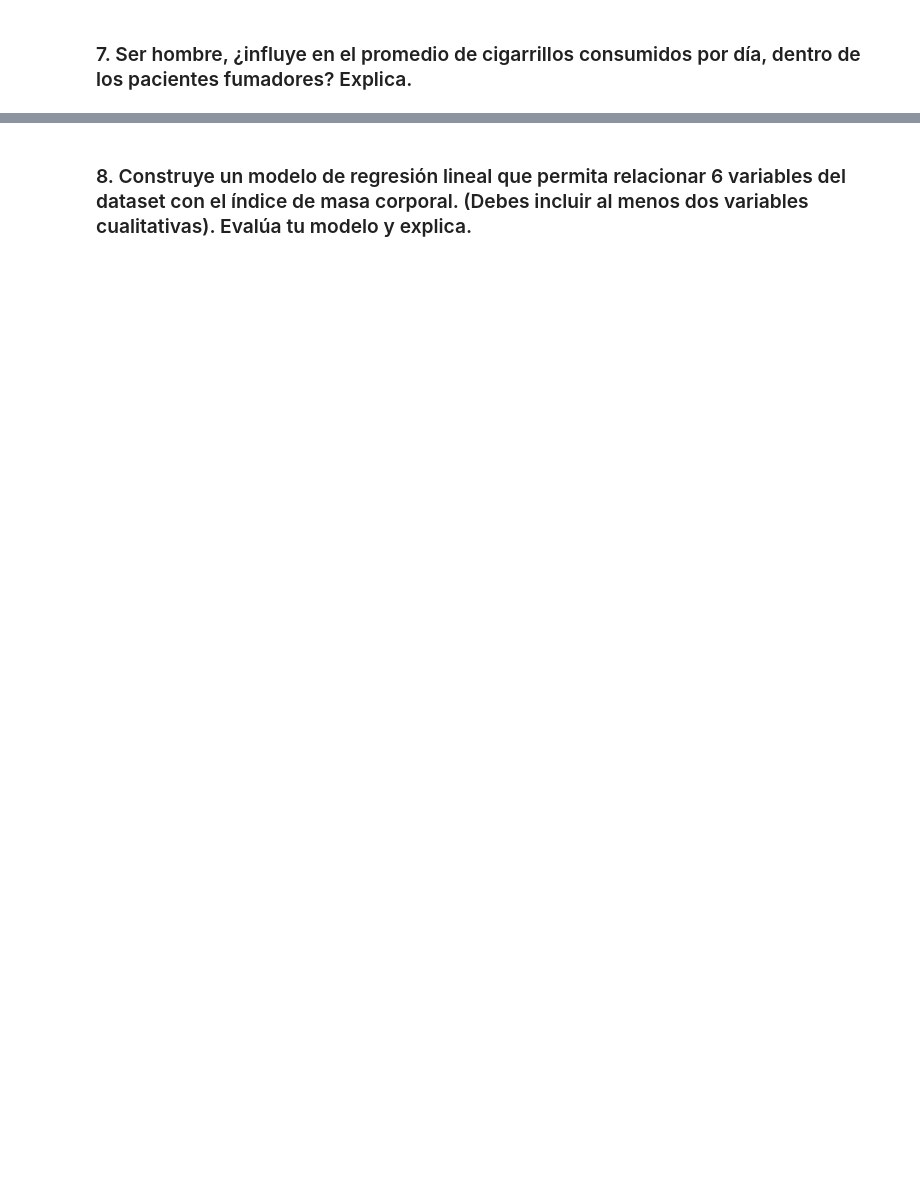
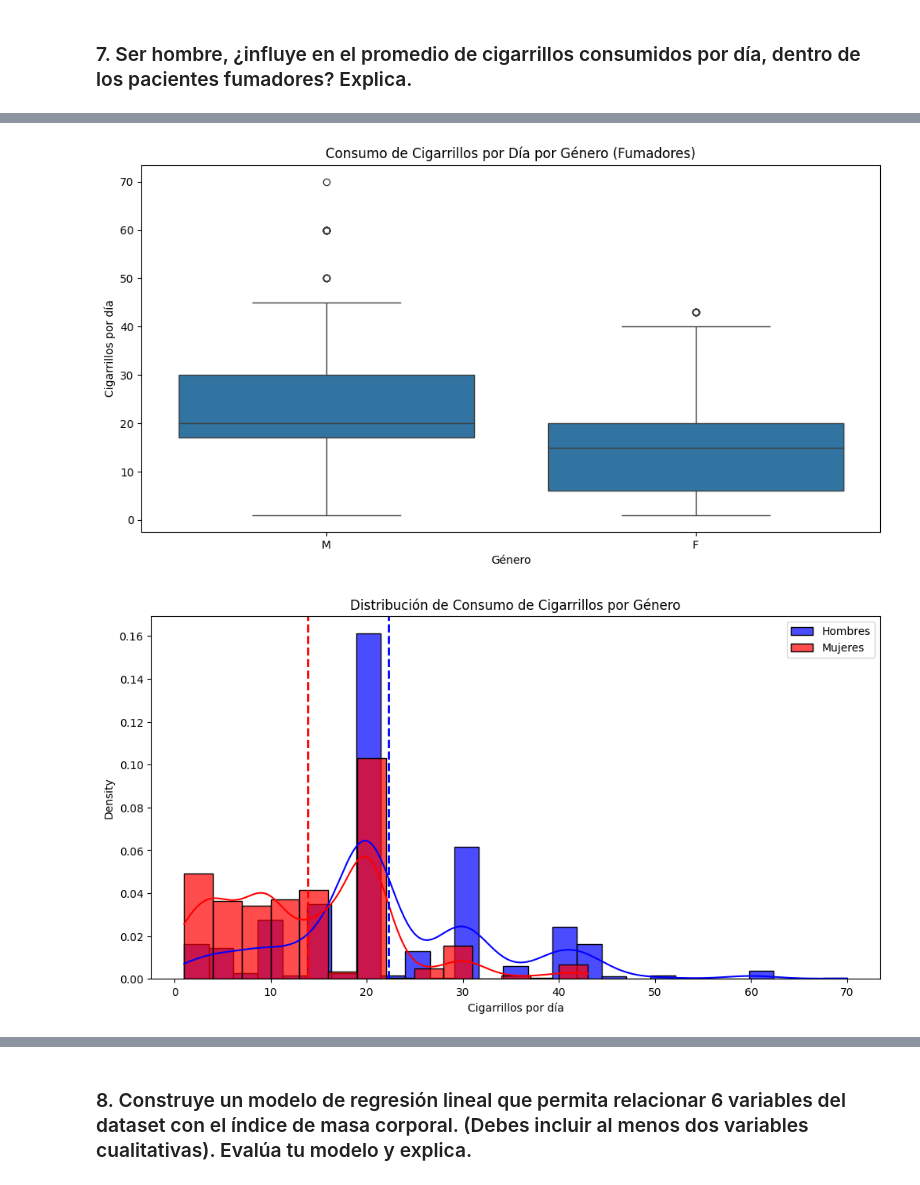
Before and after one commit to drojaslopez/DataScience, a Jupyter notebook: 3 Análisis estadístico con Python (G122)/Desafio/Prueba/Desafio_Preparación_datos_gráficos.ipynb, the cells around one changed output, grey strips where cells are left out. Saved outputs shown, nothing was run; the diff lists cells and outputs as text; code cells hidden in the pictures; blank space fills up the shorter version.

```diff
--- a/3 Análisis estadístico con Python (G122)/Desafio/Prueba/Desafio_Preparación_datos_gráficos.ipynb
+++ b/3 Análisis estadístico con Python (G122)/Desafio/Prueba/Desafio_Preparación_datos_gráficos.ipynb
@@ -230,2 +369,65 @@ CigsPerDay y age
 # %% [markdown]
 ### 7. Ser hombre, ¿influye en el promedio de cigarrillos consumidos por día, dentro de los pacientes fumadores? Explica.
+# %%
+# Análisis: ¿Influye ser hombre en el consumo de cigarrillos?
+# H0: μ_hombres = μ_mujeres (no hay diferencia en el consumo promedio)
+# H1: μ_hombres ≠ μ_mujeres (hay diferencia en el consumo promedio)
+
+# Filtrar solo pacientes fumadores
+fumadores = df[df['currentSmoker'] == 'Yes'].copy()
+
+print(f"Total de fumadores: {len(fumadores)}")
+print(f"Distribución de género entre fumadores:")
+print(fumadores['sex'].value_counts())
+
+# Separar por género
+hombres_fumadores = fumadores[fumadores['sex'] == 'M']['cigsPerDay'].dropna()
+mujeres_fumadoras = fumadores[fumadores['sex'] == 'F']['cigsPerDay'].dropna()
+
+print(f"\nEstadísticas descriptivas:")
+print(f"Hombres fumadores: {len(hombres_fumadores)}")
+print(f"  Media: {hombres_fumadores.mean():.2f}")
+print(f"  Desv. estándar: {hombres_fumadores.std():.2f}")
+print(f"Mujeres fumadoras: {len(mujeres_fumadoras)}")
+print(f"  Media: {mujeres_fumadoras.mean():.2f}")
+print(f"  Desv. estándar: {mujeres_fumadoras.std():.2f}")
+
+# Realizar prueba t de dos muestras independientes
+t_stat, p_value = sci.ttest_ind(hombres_fumadores, mujeres_fumadoras)
+
+print(f"\nPrueba de Hipótesis (H0: μ_hombres = μ_mujeres):")
+print(f"Estadístico t: {t_stat:.4f}")
+print(f"Valor p: {p_value:.4f}")
+
+# Interpretación
+alpha = 0.05
+if p_value < alpha:
+    print(f"\nConclusión: Rechazamos H0 (p < {alpha})")
+    print("Ser hombre SÍ influye en el promedio de cigarrillos consumidos por día")
+else:
+    print(f"\nConclusión: No rechazamos H0 (p ≥ {alpha})")
+    print("Ser hombre NO influye en el promedio de cigarrillos consumidos por día")
+
+# Calcular diferencia de medias y efecto
+diferencia_medias = hombres_fumadores.mean() - mujeres_fumadoras.mean()
+print(f"\nDiferencia de medias (Hombres - Mujeres): {diferencia_medias:.2f} cigarrillos/día")
+
+# Visualización
+plt.figure(figsize=(12, 6))
+sns.boxplot(data=fumadores, x='sex', y='cigsPerDay')
+plt.title('Consumo de Cigarrillos por Día por Género (Fumadores)')
+plt.xlabel('Género')
+plt.ylabel('Cigarrillos por día')
+plt.show()
+
+# Histogramas comparativos
+plt.figure(figsize=(12, 6))
+sns.histplot(hombres_fumadores, kde=True, stat='density', alpha=0.7, label='Hombres', color='blue')
+sns.histplot(mujeres_fumadoras, kde=True, stat='density', alpha=0.7, label='Mujeres', color='red')
+plt.axvline(hombres_fumadores.mean(), color='blue', linestyle='--', linewidth=2)
+plt.axvline(mujeres_fumadoras.mean(), color='red', linestyle='--', linewidth=2)
+plt.legend()
+plt.title('Distribución de Consumo de Cigarrillos por Género')
+plt.xlabel('Cigarrillos por día')
+plt.show()
+# %% [output]
@@ -231,0 +451,2 @@ CigsPerDay y age
+[figure, added]
+[figure, added]
```
Also changed, not shown: parts of 15 cells of this notebook, 4 other files.
